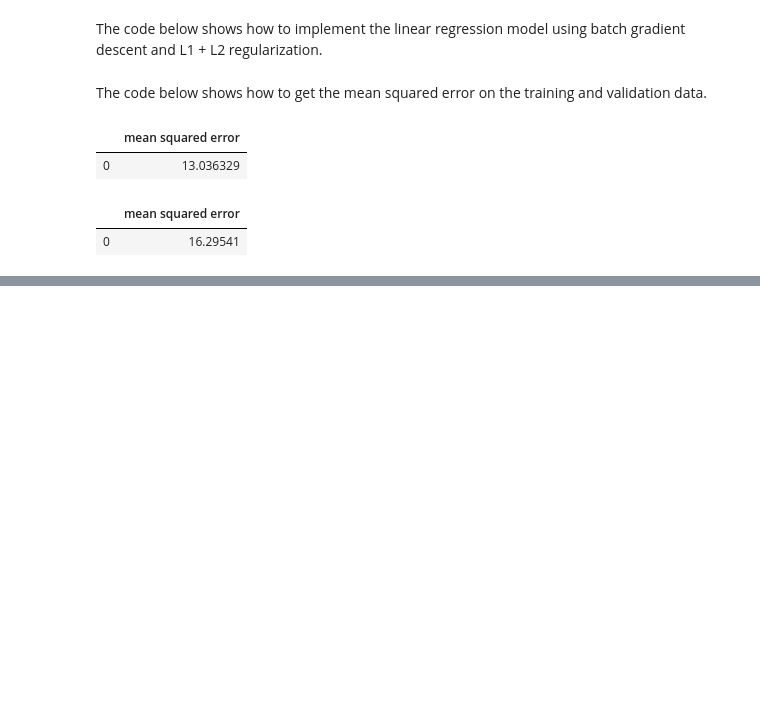
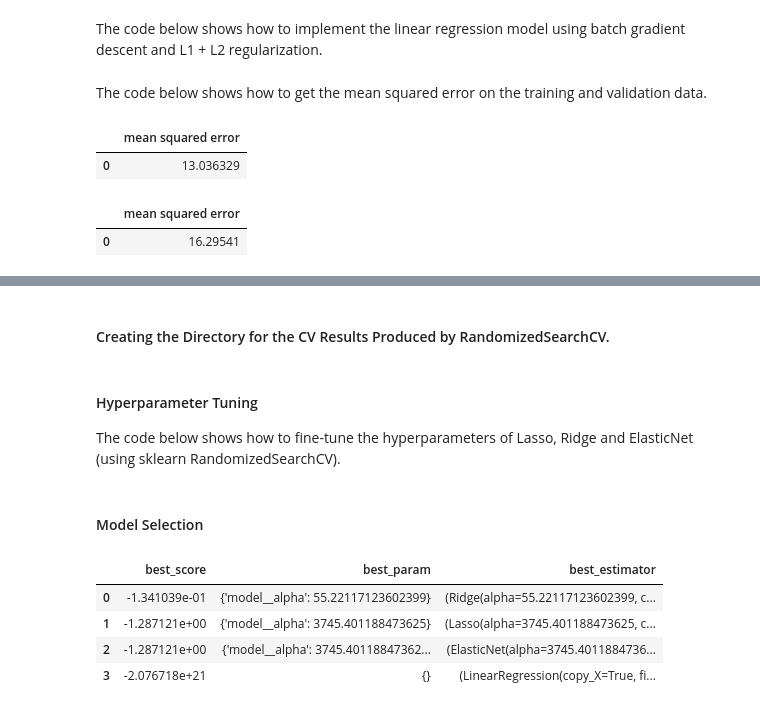
Before and after one commit to nehat312/teaching, a Jupyter notebook: gwu/machine_learning_I/spring_2020/case_study/case_study_1/case_study_1.ipynb, the cells around one changed output, grey strips where cells are left out. Saved outputs shown, nothing was run; the diff lists cells and outputs as text; code cells hidden in the pictures; blank space fills up the shorter version.

```diff
--- a/gwu/machine_learning_I/spring_2020/case_study/case_study_1/case_study_1.ipynb
+++ b/gwu/machine_learning_I/spring_2020/case_study/case_study_1/case_study_1.ipynb
@@ -1553,0 +1741,2 @@ pd.DataFrame([mean_squared_error(y_valid, y_valid_pred)], columns=['mean squared
+# %%
+param_dists['lr'] = [{}]
@@ -1553,0 +1748,8 @@ pd.DataFrame([mean_squared_error(y_valid, y_valid_pred)], columns=['mean squared
+# %%
+from scipy.stats import uniform
+
+# The distribution for alpha
+alpha_dists = uniform(loc=0, scale=10 ** 4)
+
+# Update param_dists
+param_dists['lasso'] = [{'model__alpha': alpha_dists}]
@@ -1553,0 +1761,6 @@ pd.DataFrame([mean_squared_error(y_valid, y_valid_pred)], columns=['mean squared
+# %%
+# The distribution for alpha
+alpha_dists = uniform(loc=0, scale=10 ** 4)
+
+# Update param_dists
+param_dists['ridge'] = [{'model__alpha': alpha_dists}]
@@ -1553,0 +1773,12 @@ pd.DataFrame([mean_squared_error(y_valid, y_valid_pred)], columns=['mean squared
+# %%
+# The distribution for alpha
+alpha_dists = uniform(loc=0, scale=10 ** 4)
+
+# The distribution for l1_ratio
+l1_ratio_dists = uniform(loc=0, scale=1)
+
+# Update param_grids
+param_dists['en'] = [{'model__alpha': alpha_dists,
+                      'model__l1_ratio': l1_ratio_dists}]
+# %% [markdown]
+#### Creating the Directory for the CV Results Produced by RandomizedSearchCV.
@@ -1553,0 +1792,3 @@ pd.DataFrame([mean_squared_error(y_valid, y_valid_pred)], columns=['mean squared
+# %% [markdown]
+#### Hyperparameter Tuning
+The code below shows how to fine-tune the hyperparameters of Lasso, Ridge and ElasticNet (using sklearn RandomizedSearchCV).
@@ -1553,0 +1837,14 @@ pd.DataFrame([mean_squared_error(y_valid, y_valid_pred)], columns=['mean squared
+# %% [markdown]
+#### Model Selection
+# %%
+# Sort best_score_param_estimator_rs in descending order of the best_score_
+best_score_param_estimator_rs = sorted(best_score_param_estimator_rs, key=lambda x : x[0], reverse=True)
+
+# Print best_score_param_estimator_rs
+pd.DataFrame(best_score_param_estimator_rs, columns=['best_score', 'best_param', 'best_estimator'])
+# %% [output]
+|  | best_score | best_param | best_estimator |
+| 0 | -1.341039e-01 | {'model__alpha': 55.22117123602399} | (Ridge(alpha=55.22117123602399, c... |
+| 1 | -1.287121e+00 | {'model__alpha': 3745.401188473625} | (Lasso(alpha=3745.401188473625, c... |
+| 2 | -1.287121e+00 | {'model__alpha': 3745.40118847362... | (ElasticNet(alpha=3745.4011884736... |
+| 3 | -2.076718e+21 | {} | (LinearRegression(copy_X=True, fi... |
```
Also changed, not shown: parts of 45 cells of this notebook.
